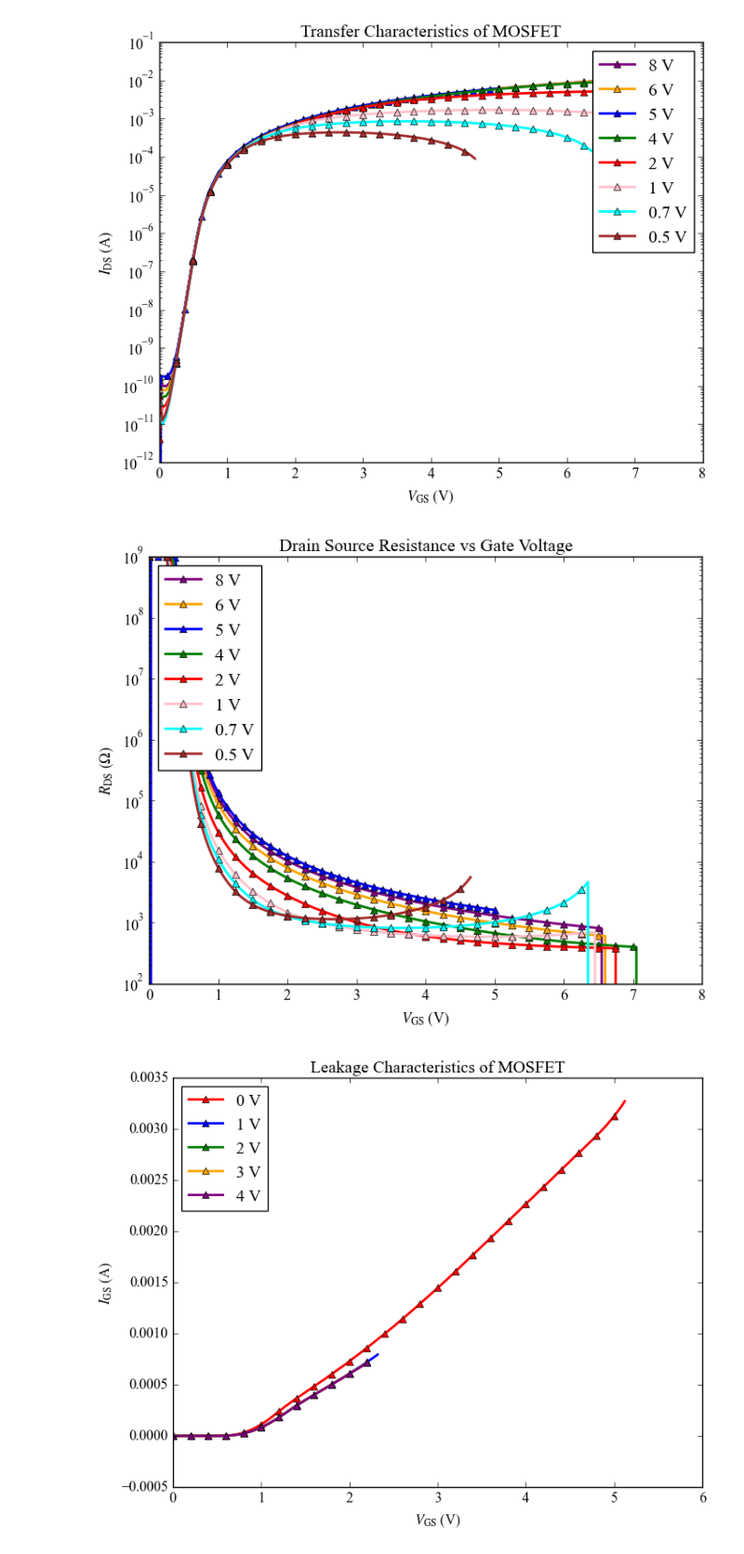
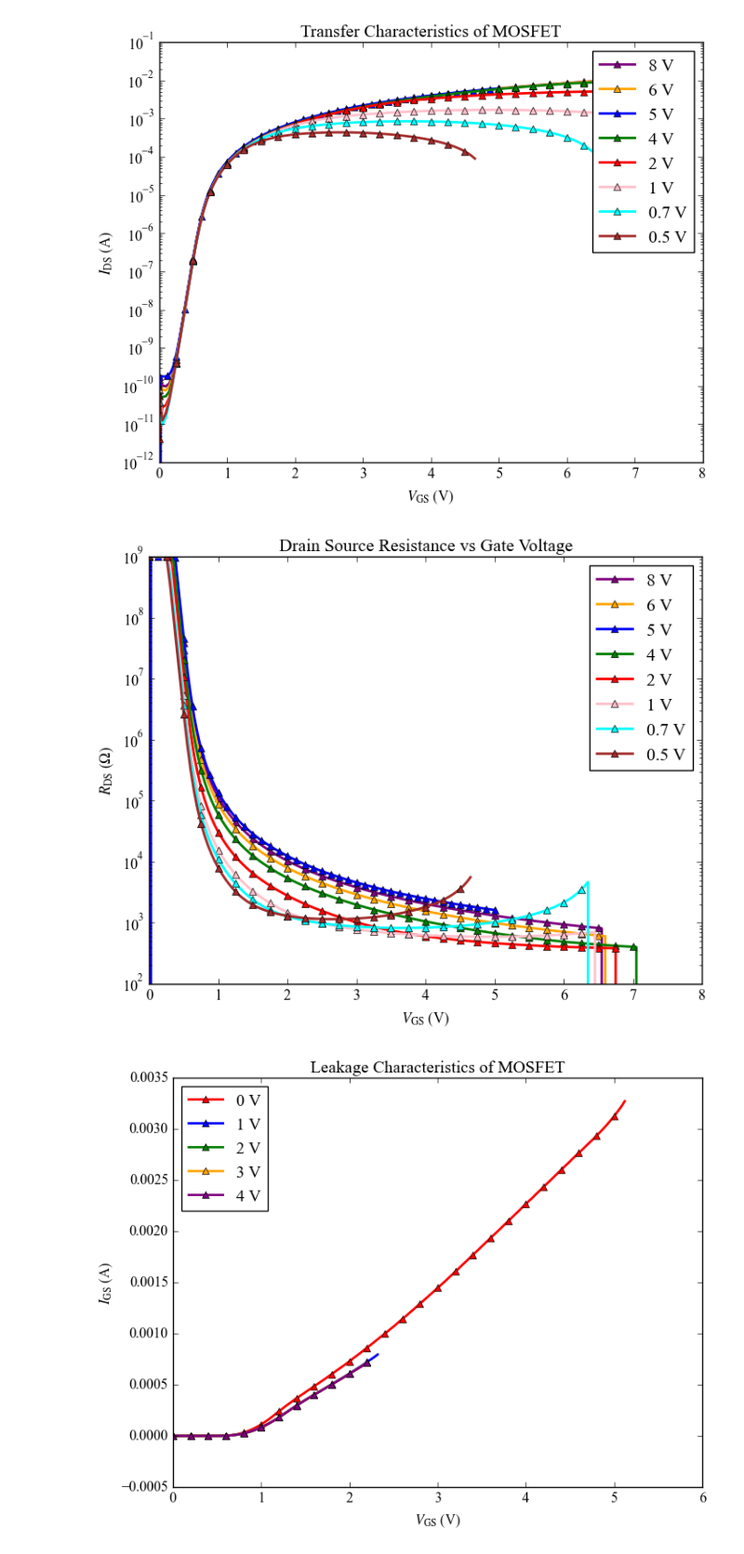
Before and after one commit to phamtrungkien8904/BachelorThesis, a Jupyter notebook: characterization.ipynb, the cells around one changed output. Shown at 93% size. Drawn from its saved outputs; the diff is of its cells as text; code cells hidden in the pictures.

```diff
--- a/characterization.ipynb
+++ b/characterization.ipynb
@@ -89,16 +89,16 @@ plt.show()
 # %%
 for label, data, color in datasets_IDS_VGS:
     V_GS = data[:, 0]
     R_DS = data[:, 5]
     plt.semilogy(V_GS, R_DS, lw=2, label=label, color=color, marker='^', linestyle='-', markevery=5)
 
 plt.xlabel(r"$V_\text{GS}$ (V)")
 plt.ylabel(r"$R_\text{DS}$ ($\Omega$)")
 plt.title("Drain Source Resistance vs Gate Voltage")
-plt.legend(frameon=True, loc='upper left', numpoints=1)
+plt.legend(frameon=True, loc='upper right', numpoints=1)
 plt.show()
 # %% [output]
-[figure, old version]
+[figure, new version]
 # %%
 datasets_IGS_VGS = [
     ("0 V", data6, 'red'),
```
